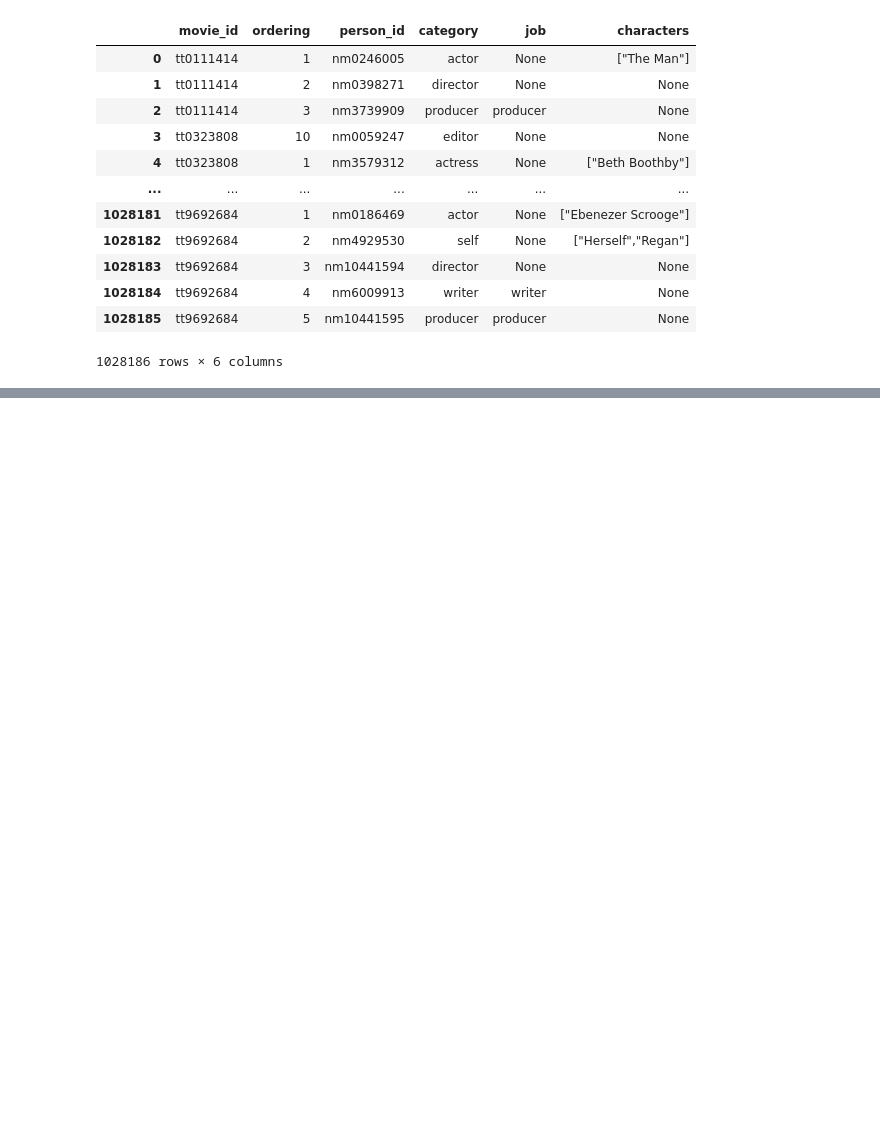
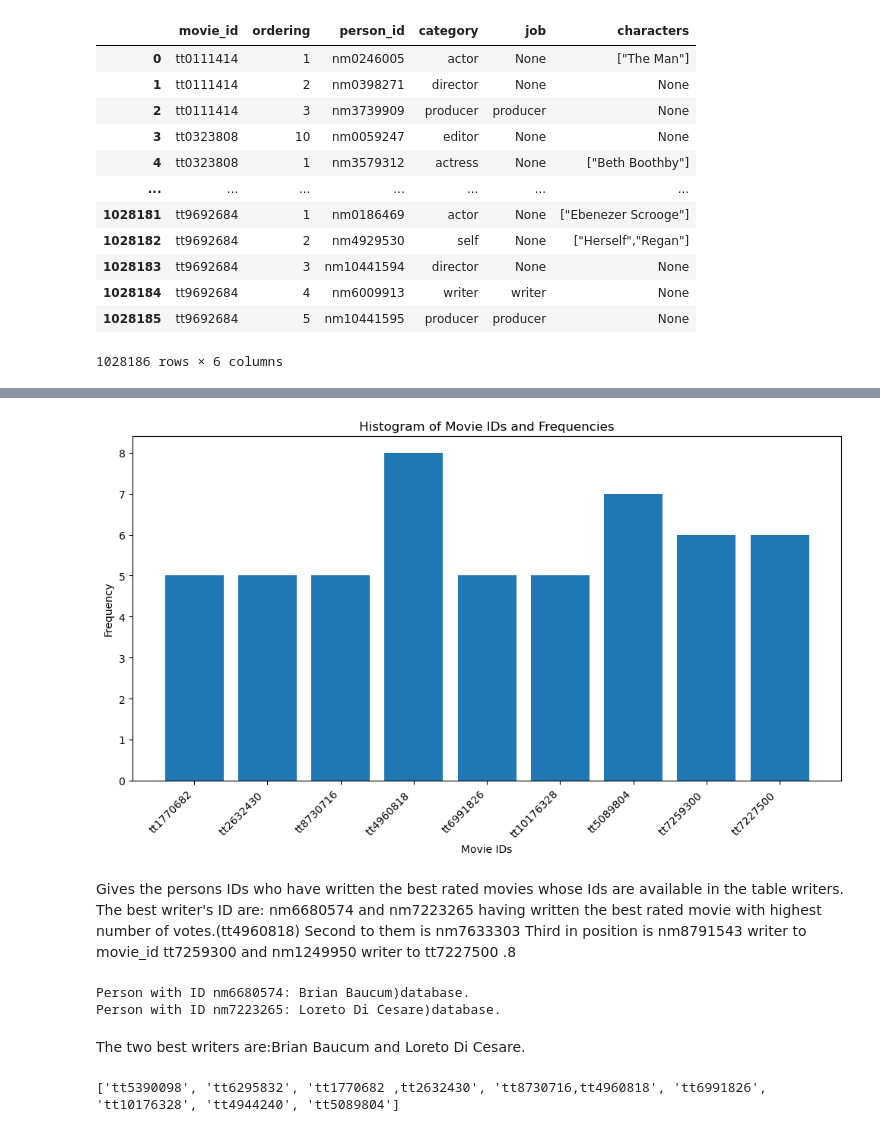
Before and after one commit to winnycodegurl/Ds-Phase1--Movies-Project, a Jupyter notebook: Movieprojectcode.ipynb, the cells around one changed output, grey strips where cells are left out. Saved outputs shown, nothing was run; the diff lists cells and outputs as text; code cells hidden in the pictures; blank space fills up the shorter version.

```diff
--- a/Movieprojectcode.ipynb
+++ b/Movieprojectcode.ipynb
@@ -667,0 +866,54 @@ DatabaseError: Execution failed on sql ' SELECT *FROM writers WHERE movie_id =
+# %%
+#plot a histogram showing the movie_id and numvotes
+#indicates the frequency of the average rating.
+#create a dictionary
+freq_list ={ 'tt1770682':5 ,'tt2632430 ':5,'tt8730716':5,'tt4960818 ':8 ,'tt6991826':5, 'tt10176328':5, 'tt5089804':7 ,'tt7259300 ':6 ,'tt7227500 ':6}
+
+keys = list(freq_list.keys())
+values = list(freq_list.values())
+
+# Plot histogram
+plt.figure(figsize=(10, 6))
+plt.bar(keys, values)
+plt.xlabel('Movie IDs')
+plt.ylabel('Frequency')
+plt.title('Histogram of Movie IDs and Frequencies')
+plt.xticks(rotation=45, ha='right')
+plt.tight_layout()
+plt.show()
+# %% [output]
+[figure, added]
+# %% [markdown]
+Gives the persons IDs who have written the best rated movies whose Ids are available in the table writers.
+The  best writer's   ID are: nm6680574 and nm7223265   having written the  best rated movie with highest number of votes.(tt4960818)
+Second to them is nm7633303
+Third in position is nm8791543  writer to movie_id  tt7259300 and  nm1249950 writer to tt7227500 .8
+# %%
+#create a list of the two best writers.
+#loop through the persons table to check for their names.
+person_ids = ['nm6680574', 'nm7223265']
+
+# Construct the SQL query
+query9 = f"""
+    SELECT primary_name, person_id
+    FROM persons
+    WHERE person_id IN ('{"','".join(person_ids)}')
+"""
+
+# Fetch data from the database using Pandas
+df = pd.read_sql_query(query9, conn)
+
+# Loop through the DataFrame and print primary names
+for index, row in df.iterrows():
+    print(f"Person with ID {row['person_id']}: {row['primary_name']}"")database.")
+# %% [output]
+Person with ID nm6680574: Brian Baucum)database.
+Person with ID nm7223265: Loreto Di Cesare)database.
+# %% [markdown]
+The two best writers are:Brian Baucum and Loreto Di Cesare.
+# %%
+#to find the length of the best rated movies.
+best_rated_movies_ids=['tt5390098'  ,'tt6295832' ,'tt1770682'' ,tt2632430','tt8730716'',tt4960818','tt6991826','tt10176328','tt4944240' ,'tt5089804']
+print(best_rated_movies_ids)
+# %% [output]
+['tt5390098', 'tt6295832', 'tt1770682 ,tt2632430', 'tt8730716,tt4960818', 'tt6991826', 'tt10176328', 'tt4944240', 'tt5089804']
```
Also changed, not shown: parts of 60 cells of this notebook.
